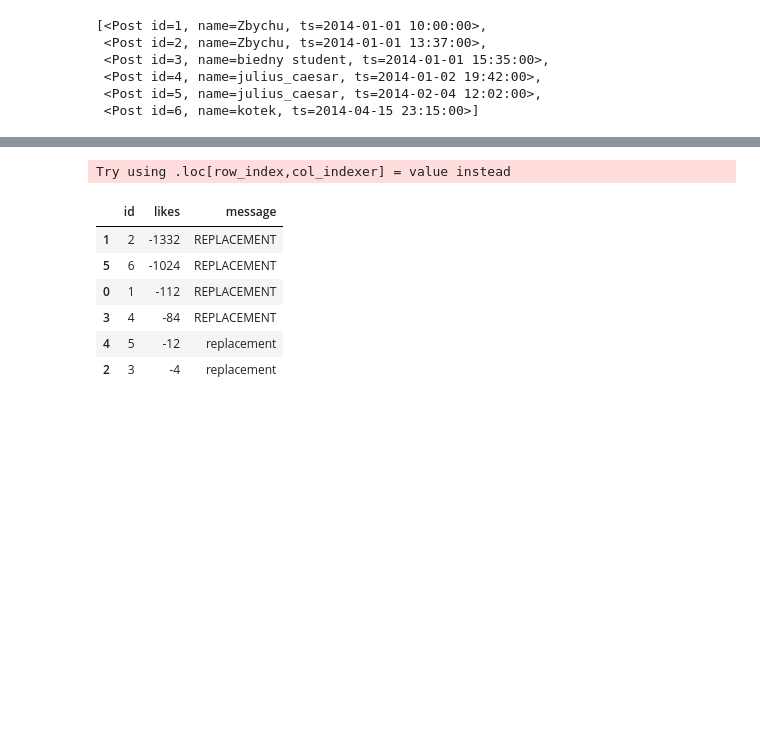
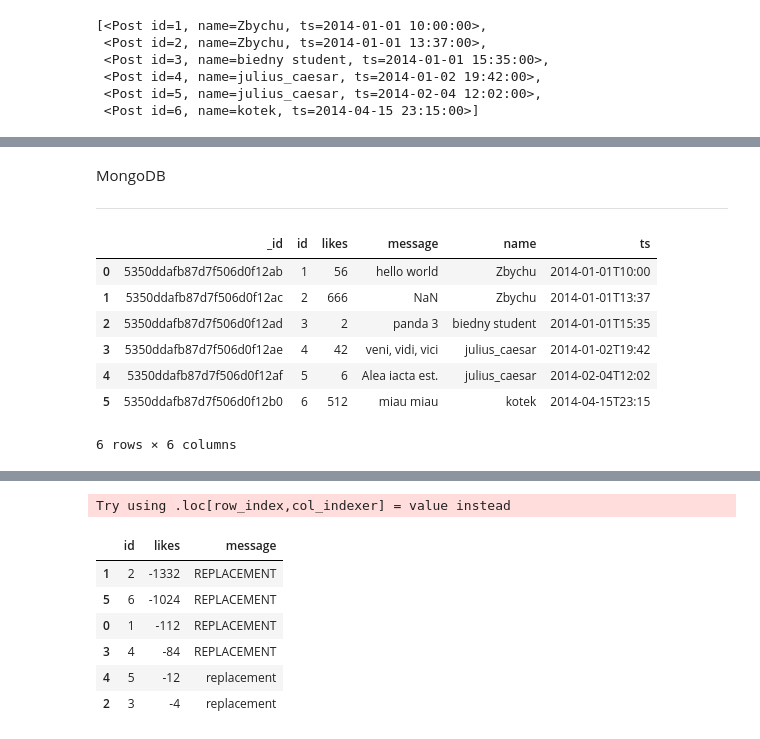
Before and after one commit to pawroman/pywaw-pandas, a Jupyter notebook: src/pandas_pywaw.ipynb, the cells around one changed output, grey strips where cells are left out. Saved outputs shown, nothing was run; the diff lists cells and outputs as text; code cells hidden in the pictures; blank space fills up the shorter version.

```diff
--- a/src/pandas_pywaw.ipynb
+++ b/src/pandas_pywaw.ipynb
@@ -182,3 +183,27 @@ print pandas.DataFrame([
+# %% [markdown]
+MongoDB
+
+----
+# %%
+from pymongo import MongoClient
+
+mongo = MongoClient()
+db = mongo.pandasTest
+
+for post in posts_data:
+    db.posts.update({"id": post["id"]}, post, upsert=True)
+
+
+pandas.DataFrame(list(db.posts.find()))
+# %% [output]
+|  | _id | id | likes | message | name | ts |
+| 0 | 5350ddafb87d7f506d0f12ab | 1 | 56 | hello world | Zbychu | 2014-01-01T10:00 |
+| 1 | 5350ddafb87d7f506d0f12ac | 2 | 666 | NaN | Zbychu | 2014-01-01T13:37 |
+| 2 | 5350ddafb87d7f506d0f12ad | 3 | 2 | panda 3 | biedny student | 2014-01-01T15:35 |
+| 3 | 5350ddafb87d7f506d0f12ae | 4 | 42 | veni, vidi, vici | julius_caesar | 2014-01-02T19:42 |
+| 4 | 5350ddafb87d7f506d0f12af | 5 | 6 | Alea iacta est. | julius_caesar | 2014-02-04T12:02 |
+| 5 | 5350ddafb87d7f506d0f12b0 | 6 | 512 | miau miau | kotek | 2014-04-15T23:15 |
+6 rows × 6 columns
 # %% [markdown]
 # Manipulacja danymi
 
```
Also changed, not shown: parts of 24 cells of this notebook.
